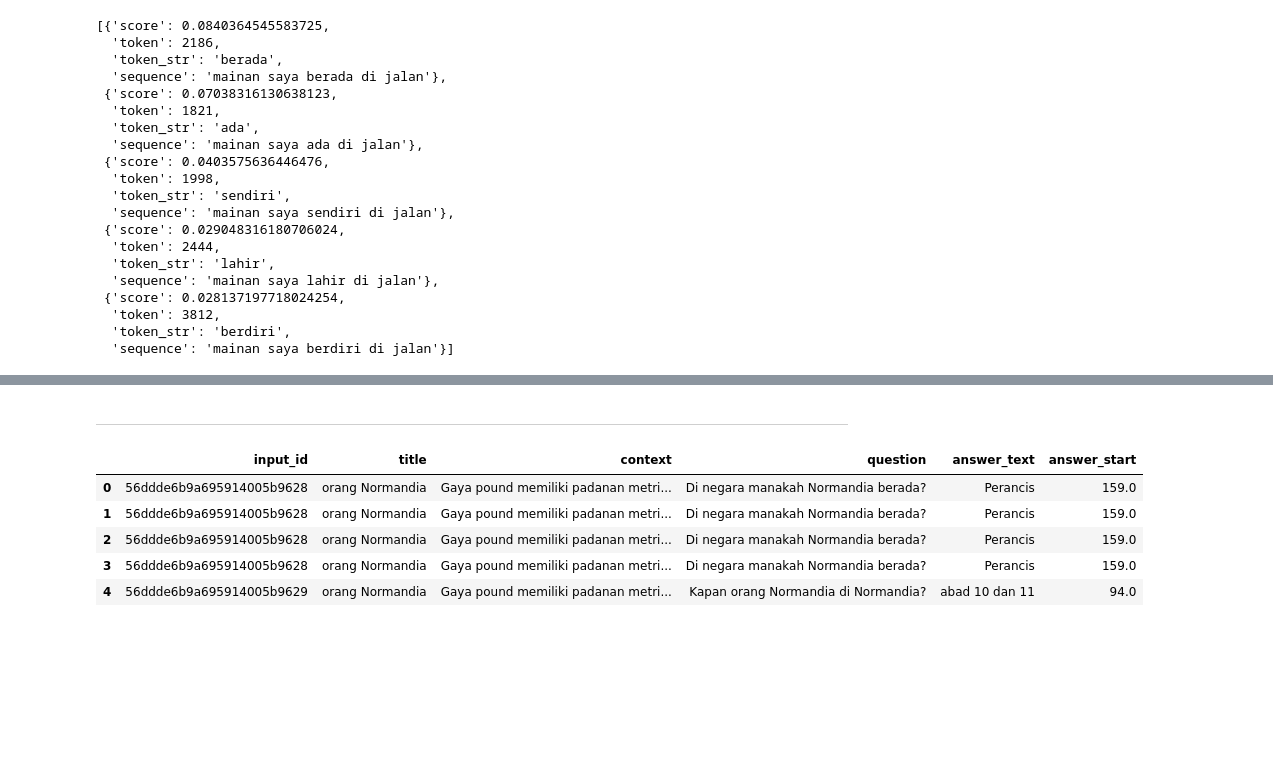
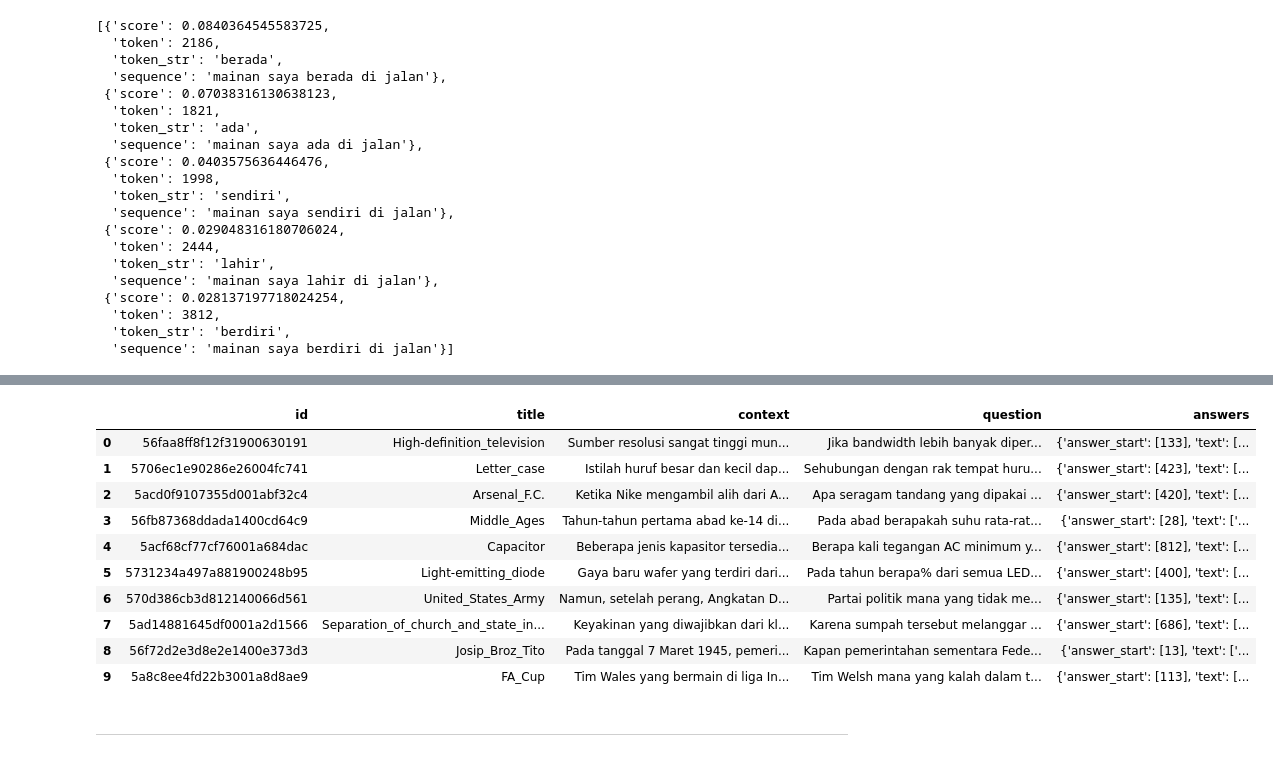
Before and after one commit to Bangkit-Capstone-C22-CB03-Team/Bangkit-C22-CB03-Backend, a Jupyter notebook: ML/distilbert_transfer_learn.ipynb, the cells around one changed output, grey strips where cells are left out. Drawn from its saved outputs; the diff is of its cells as text; code cells hidden in the pictures; blank space fills up the shorter version.

Commit message:
fine tuned part done, cant stage dataset

```diff
--- a/ML/distilbert_transfer_learn.ipynb
+++ b/ML/distilbert_transfer_learn.ipynb
@@ -110,9 +113,16 @@ If your task is similar to the task the model of the checkpoint was trained on,
 # load dataset json file
 import json
 
-train_json_dir = "Translated/train-v2.0_indo.json"
-dev_json_dir = "Translated/dev-v2.0_indo.json"
+train_json_dir = "Translated/hf_train-v2.0_indo.json"
+valid_json_dir = "Translated/hf_dev-v2.0_indo.json"
 tester_json_dir  = "Translated/tester_indo.json"
 
-dataset_dirs = [train_json_dir, dev_json_dir, tester_json_dir]
+dataset_dirs = [train_json_dir, valid_json_dir, tester_json_dir]
 # dataset_dirs = [tester_json_dir]
+# %%
+from datasets import load_dataset
+datasets = load_dataset(
+    'json',
+    data_files={'train': train_json_dir, 'validation': valid_json_dir},
+    field='data'
+    )
@@ -119,3 +142,44 @@ dataset_dirs = [train_json_dir, dev_json_dir, tester_json_dir]
+# %%
+from datasets import ClassLabel, Sequence
+import random
+import pandas as pd
+from IPython.display import display, HTML
+
+
+def show_random_elements(dataset, num_examples=10):
+    assert num_examples <= len(
+        dataset
+    ), "Can't pick more elements than there are in the dataset."
+    picks = []
+    for _ in range(num_examples):
+        pick = random.randint(0, len(dataset) - 1)
+        while pick in picks:
+            pick = random.randint(0, len(dataset) - 1)
+        picks.append(pick)
+
+    df = pd.DataFrame(dataset[picks])
+    for column, typ in dataset.features.items():
+        if isinstance(typ, ClassLabel):
+            df[column] = df[column].transform(lambda i: typ.names[i])
+        elif isinstance(typ, Sequence) and isinstance(typ.feature, ClassLabel):
+            df[column] = df[column].transform(
+                lambda x: [typ.feature.names[i] for i in x]
+            )
+    display(HTML(df.to_html()))
+# %%
+show_random_elements(datasets["train"])
+# %% [output]
+|  | id | title | context | question | answers |
+| 0 | 56faa8ff8f12f31900630191 | High-definition_television | Sumber resolusi sangat tinggi mun... | Jika bandwidth lebih banyak diper... | {'answer_start': [133], 'text': [... |
+| 1 | 5706ec1e90286e26004fc741 | Letter_case | Istilah huruf besar dan kecil dap... | Sehubungan dengan rak tempat huru... | {'answer_start': [423], 'text': [... |
+| 2 | 5acd0f9107355d001abf32c4 | Arsenal_F.C. | Ketika Nike mengambil alih dari A... | Apa seragam tandang yang dipakai ... | {'answer_start': [420], 'text': [... |
+| 3 | 56fb87368ddada1400cd64c9 | Middle_Ages | Tahun-tahun pertama abad ke-14 di... | Pada abad berapakah suhu rata-rat... | {'answer_start': [28], 'text': ['... |
+| 4 | 5acf68cf77cf76001a684dac | Capacitor | Beberapa jenis kapasitor tersedia... | Berapa kali tegangan AC minimum y... | {'answer_start': [812], 'text': [... |
+| 5 | 5731234a497a881900248b95 | Light-emitting_diode | Gaya baru wafer yang terdiri dari... | Pada tahun berapa% dari semua LED... | {'answer_start': [400], 'text': [... |
+| 6 | 570d386cb3d812140066d561 | United_States_Army | Namun, setelah perang, Angkatan D... | Partai politik mana yang tidak me... | {'answer_start': [135], 'text': [... |
+| 7 | 5ad14881645df0001a2d1566 | Separation_of_church_and_state_in... | Keyakinan yang diwajibkan dari kl... | Karena sumpah tersebut melanggar ... | {'answer_start': [686], 'text': [... |
+| 8 | 56f72d2e3d8e2e1400e373d3 | Josip_Broz_Tito | Pada tanggal 7 Maret 1945, pemeri... | Kapan pemerintahan sementara Fede... | {'answer_start': [13], 'text': ['... |
+| 9 | 5a8c8ee4fd22b3001a8d8ae9 | FA_Cup | Tim Wales yang bermain di liga In... | Tim Welsh mana yang kalah dalam t... | {'answer_start': [113], 'text': [... |
 # %%
 '''
     This function is for converting SQuAD json file to pandas dataframe, iteratively
@@ -138,26 +204,3 @@ if ENABLE_JSON2CSV:
 # %%
 max_length = 384  # The maximum length of a feature (question and context)
 doc_stride = 128  # The allowed overlap between two part of the context when splitting is performed.
-# %%
-try:
-    import pandas as pd
-except:
-    print("pandas is not installed")
-    print("installing pandas...")
-    %pip install pandas
-    import pandas as pd
-
-train_csv_dir = "Translated/train-v2.0_indo.csv"
-dev_csv_dir = "Translated/dev-v2.0_indo.csv"
-tester_csv_dir  = "Translated/tester_indo.csv"
-
-# open one of the csv file
-df_tester = pd.read_csv(tester_csv_dir)
-df_tester.head()
-# %% [output]
-|  | input_id | title | context | question | answer_text | answer_start |
-| 0 | 56ddde6b9a695914005b9628 | orang Normandia | Gaya pound memiliki padanan metri... | Di negara manakah Normandia berada? | Perancis | 159.0 |
-| 1 | 56ddde6b9a695914005b9628 | orang Normandia | Gaya pound memiliki padanan metri... | Di negara manakah Normandia berada? | Perancis | 159.0 |
-| 2 | 56ddde6b9a695914005b9628 | orang Normandia | Gaya pound memiliki padanan metri... | Di negara manakah Normandia berada? | Perancis | 159.0 |
-| 3 | 56ddde6b9a695914005b9628 | orang Normandia | Gaya pound memiliki padanan metri... | Di negara manakah Normandia berada? | Perancis | 159.0 |
-| 4 | 56ddde6b9a695914005b9629 | orang Normandia | Gaya pound memiliki padanan metri... | Kapan orang Normandia di Normandia? | abad 10 dan 11 | 94.0 |
```
Also changed, not shown: parts of 52 cells of this notebook, 5 other files.
